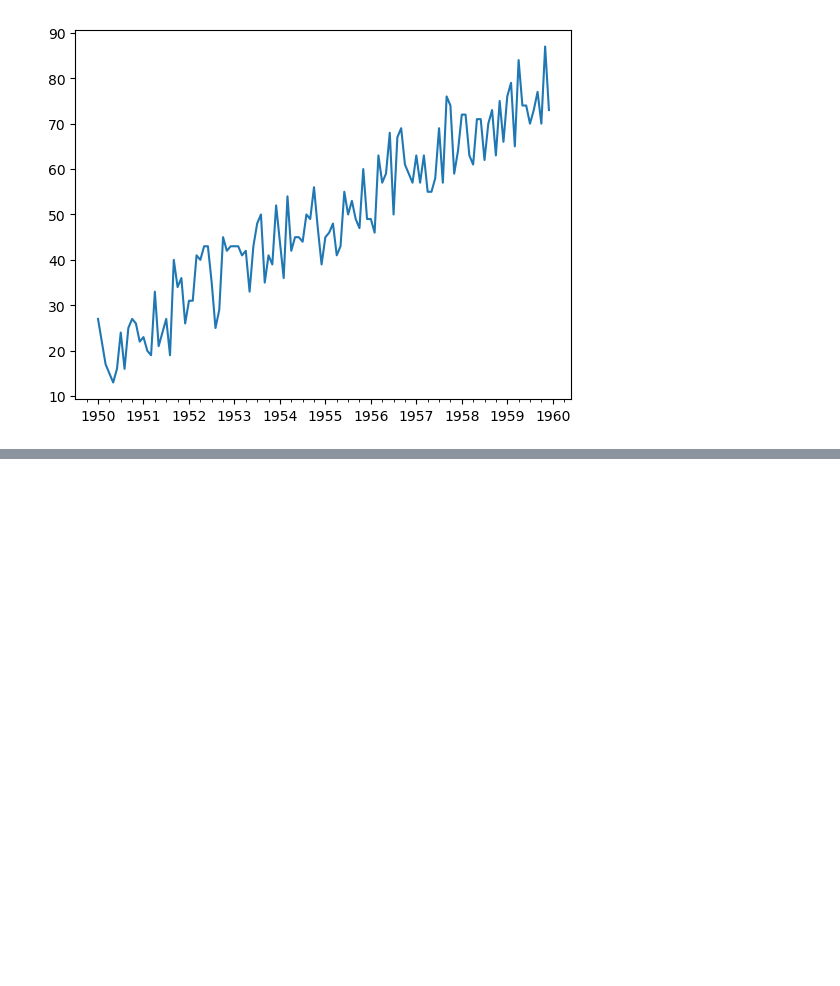
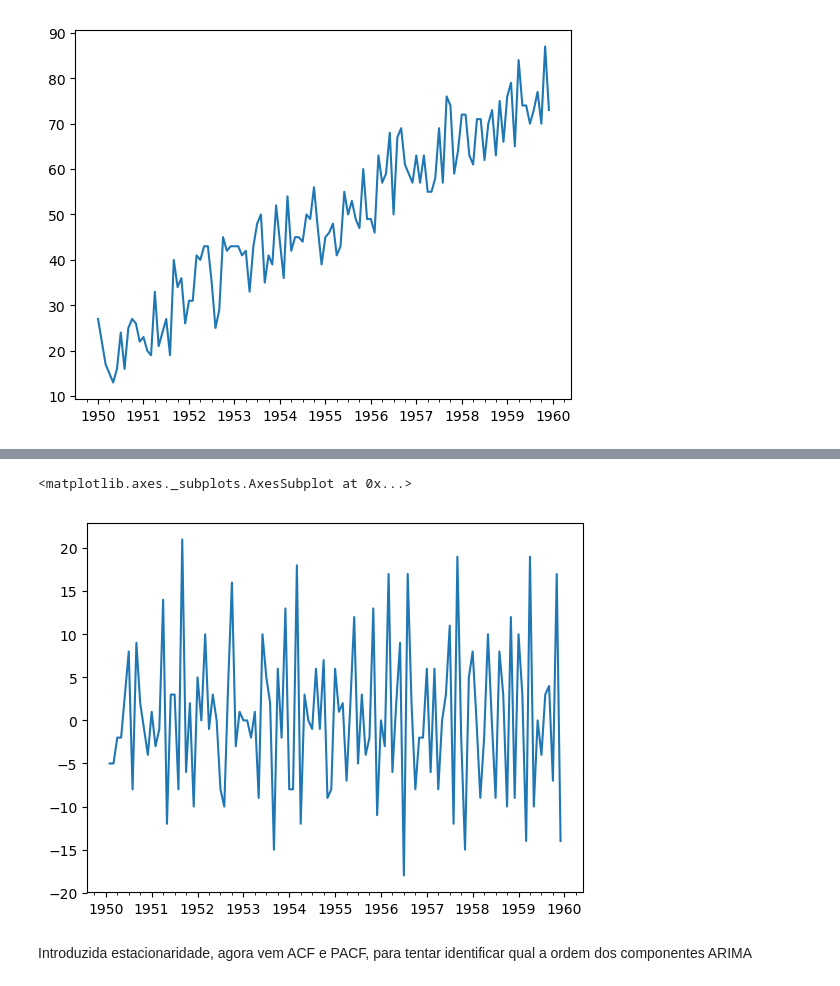
Before and after one commit to Menezes-Gus/Python-for-Time-Series-Data-Analysis, a Jupyter notebook: UDEMY_TSA_FINAL/06-General-Forecasting-Models/hands_on.ipynb, the cells around one changed output, grey strips where cells are left out. Saved outputs shown, nothing was run; the diff lists cells and outputs as text; code cells hidden in the pictures; blank space fills up the shorter version.

Commit message:
ARIMA Family Models

```diff
--- a/UDEMY_TSA_FINAL/06-General-Forecasting-Models/hands_on.ipynb
+++ b/UDEMY_TSA_FINAL/06-General-Forecasting-Models/hands_on.ipynb
@@ -192,0 +215,7 @@ df2['b'].plot()
+# %%
+diff(df2['b'], k_diff=1).plot()
+# %% [output]
+<matplotlib.axes._subplots.AxesSubplot at 0x...>
+[figure, added]
+# %% [markdown]
+Introduzida estacionaridade, agora vem ACF e PACF, para tentar identificar qual a ordem dos componentes ARIMA
```
Also changed, not shown: parts of 209 cells of this notebook.
